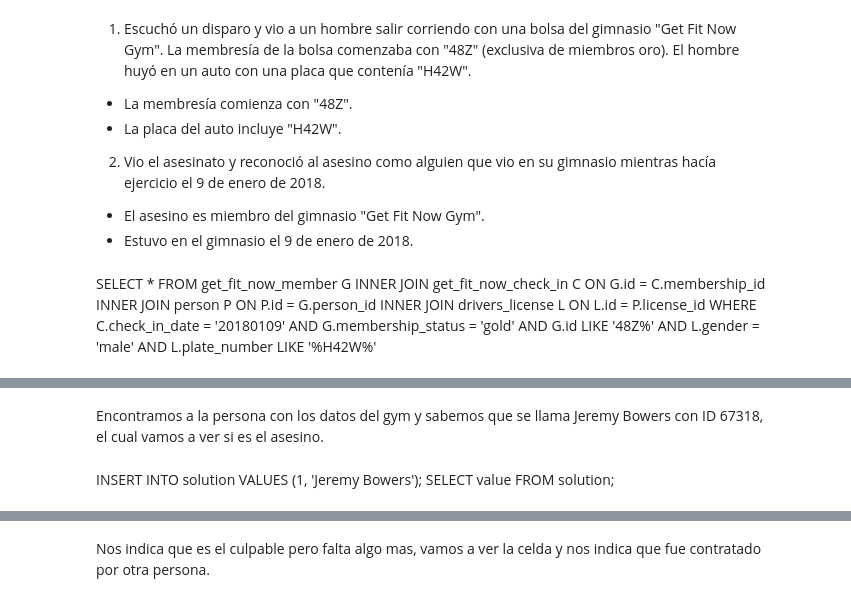
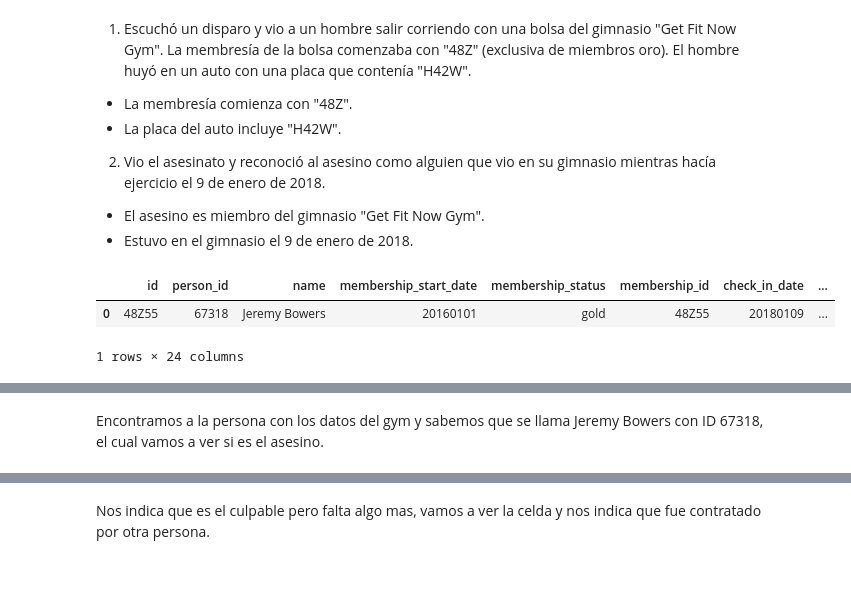
Before and after one commit to rafaneda7/Team-Challenge---Team-Nancy-Drew, a Jupyter notebook: Parte_I_SQL Game.ipynb, the cells around one changed output, grey strips where cells are left out. Drawn from its saved outputs; the diff is of its cells as text; code cells hidden in the pictures; blank space fills up the shorter version.

```diff
--- a/Parte_I_SQL Game.ipynb
+++ b/Parte_I_SQL Game.ipynb
@@ -70,23 +105,29 @@ WHERE person_id IN (14887, 16371)
 2) Vio el asesinato y reconoció al asesino como alguien que vio en su gimnasio mientras hacía ejercicio el 9 de enero de 2018.
 - El asesino es miembro del gimnasio "Get Fit Now Gym".
 - Estuvo en el gimnasio el 9 de enero de 2018.
-# %% [markdown]
-SELECT *
-FROM get_fit_now_member G
-INNER JOIN get_fit_now_check_in C ON G.id = C.membership_id
-INNER JOIN person P ON P.id = G.person_id
-INNER JOIN drivers_license L ON L.id = P.license_id
-WHERE C.check_in_date = '20180109'
-AND G.membership_status = 'gold'
-AND G.id LIKE '48Z%'
-AND L.gender = 'male'
-AND L.plate_number LIKE '%H42W%'
+# %%
+query = """
+SELECT *
+FROM get_fit_now_member G
+INNER JOIN get_fit_now_check_in C ON G.id = C.membership_id
+INNER JOIN person P ON P.id = G.person_id
+INNER JOIN drivers_license L ON L.id = P.license_id
+WHERE C.check_in_date = '20180109'
+AND G.membership_status = 'gold'
+AND G.id LIKE '48Z%'
+AND L.gender = 'male'
+AND L.plate_number LIKE '%H42W%';
+"""
+
+df = pd.read_sql(query, conn)
+df
+# %% [output]
+|  | id | person_id | name | membership_start_date | membership_status | membership_id | check_in_date | ... |
+| 0 | 48Z55 | 67318 | Jeremy Bowers | 20160101 | gold | 48Z55 | 20180109 | ... |
+1 rows × 24 columns
 # %% [markdown]
 | ID    | Person ID | Name           | Membership Start Date | Membership Status | Membership ID | Check-in Date | Check-in Time | Check-out Time | ID    | Name           | License ID | Address Number | Address Street Name     | SSN       | ID    | Age | Height | Eye Color | Hair Color | Gender | Plate Number | Car Make   | Car Model   |
 |-------|-----------|----------------|------------------------|-------------------|---------------|---------------|---------------|----------------|-------|----------------|------------|----------------|-------------------------|-----------|-------|-----|--------|-----------|------------|--------|--------------|------------|-------------|
 | 48Z55 | 67318     | Jeremy Bowers  | 2016-01-01            | Gold              | 48Z55         | 2018-01-09    | 15:30         | 17:00          | 67318 | Jeremy Bowers  | 423327     | 530            | Washington Pl, Apt 3A   | 871539279 | 423327| 30  | 70     | Brown     | Brown      | Male   | 0H42W2       | Chevrolet  | Spark LS    |
 # %% [markdown]
 Encontramos a la persona con los datos del gym y sabemos que se llama Jeremy Bowers con ID 67318, el cual vamos a ver si es el asesino.
-# %% [markdown]
-INSERT INTO solution VALUES (1, 'Jeremy Bowers');
-SELECT value FROM solution;
```
Also changed, not shown: parts of 26 cells of this notebook, 1 other file.
